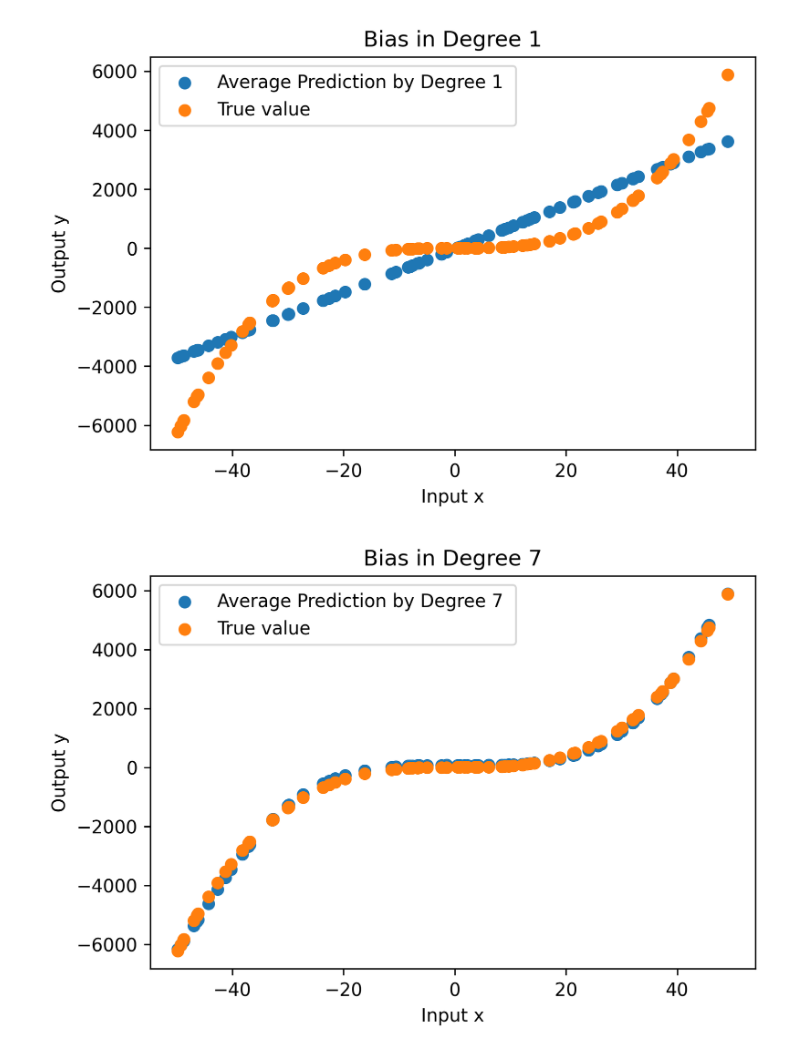
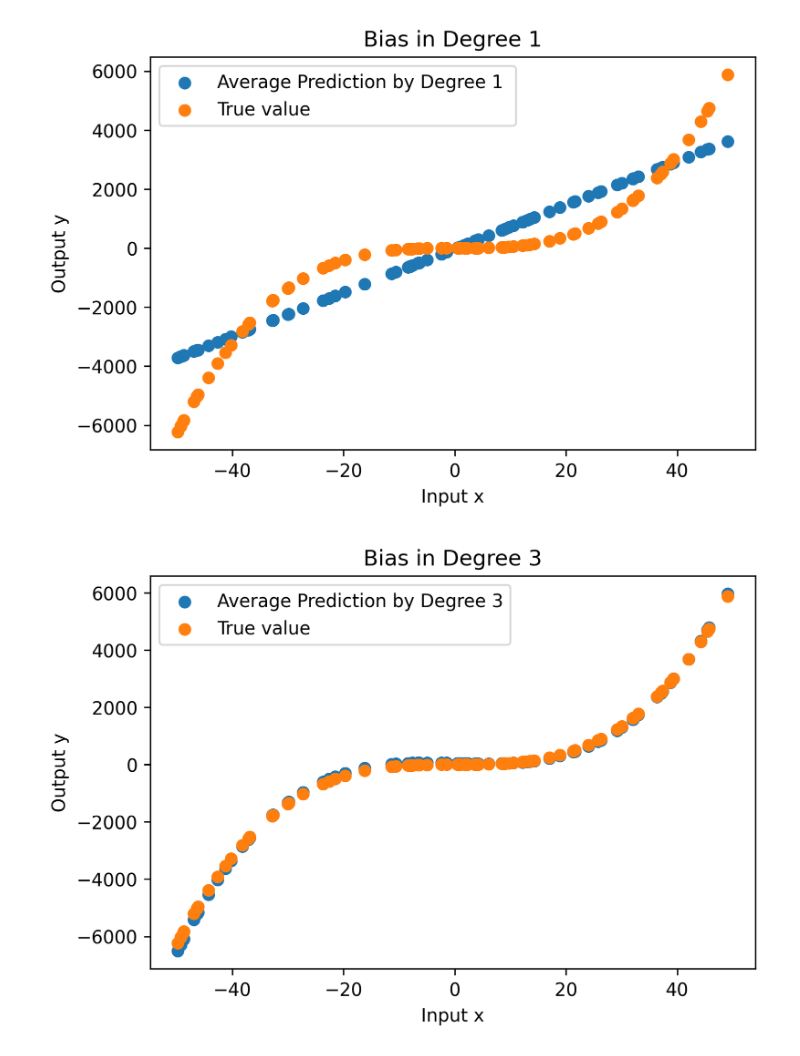
Before and after one commit to arjunth2001/Machine-Data-and-Learning, a Jupyter notebook: Assignment1/code.ipynb, the cells around one changed output. Saved outputs shown, nothing was run; the diff lists cells and outputs as text; code cells hidden in the pictures.

```diff
--- a/Assignment1/code.ipynb
+++ b/Assignment1/code.ipynb
@@ -168,12 +168,12 @@ plt.show()
 # %%
 mpl.rcParams['figure.dpi']=300
 plt.figure().patch.set_facecolor("white")
-plt.scatter(test_x,np.mean(output[6],axis =0),label="Average Prediction by Degree 7 ")
+plt.scatter(test_x,np.mean(output[2],axis =0),label="Average Prediction by Degree 3")
 plt.scatter(test_x,test_y,label="True value")
-plt.title("Bias in Degree 7")
+plt.title("Bias in Degree 3")
 plt.xlabel("Input x")
 plt.ylabel("Output y")
 plt.legend()
 plt.show()
 # %% [output]
-[figure, old version]
+[figure, new version]
```
Also changed, not shown: parts of 5 cells of this notebook, 1 other file.
